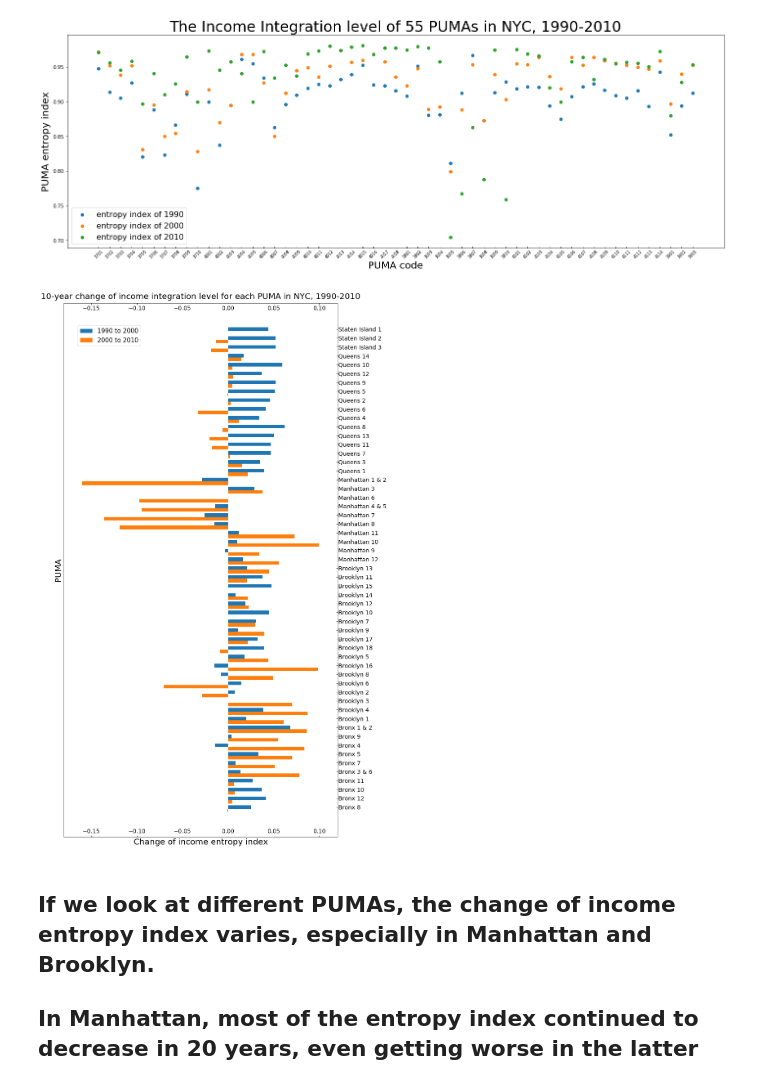
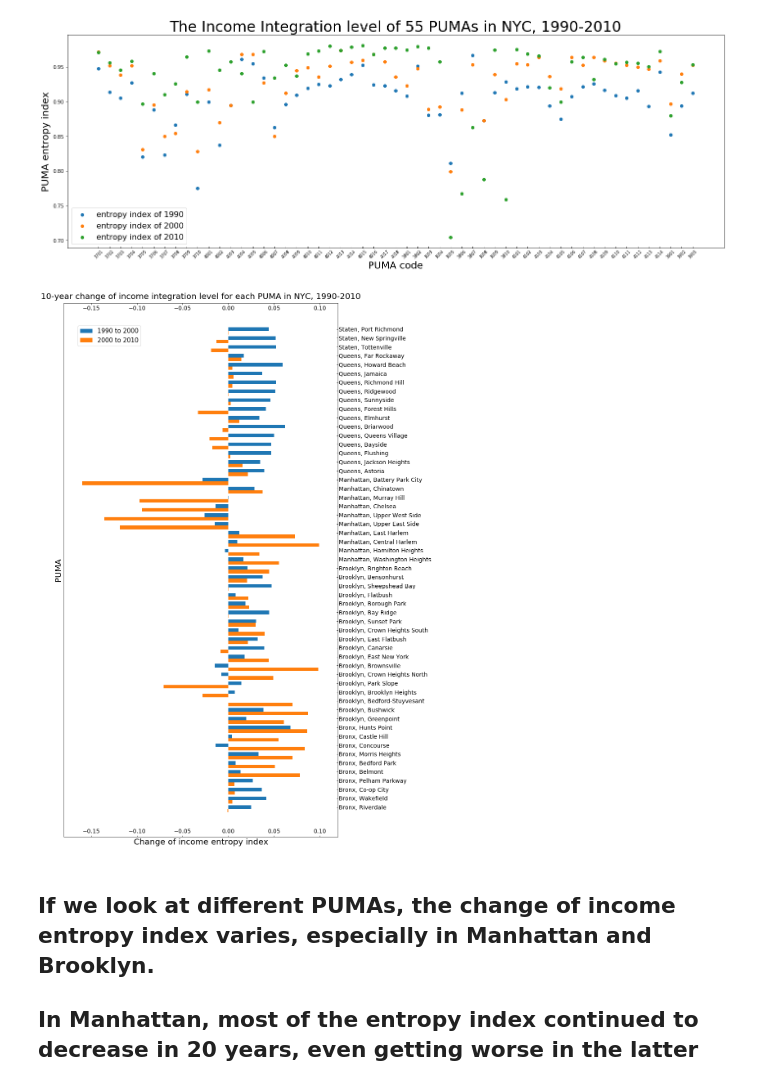
Before and after one commit to picniclin/NYC_yl5240, a Jupyter notebook: NYC_housing_and_income.ipynb, the cells around one changed output. Cells and saved outputs as stored; diff of their text form; code cells hidden in the pictures.

```diff
--- a/NYC_housing_and_income.ipynb
+++ b/NYC_housing_and_income.ipynb
@@ -1011,4 +1011,18 @@ plt.title('The Income Integration level of 55 PUMAs in NYC, 1990-2010', fontsize
 plt.show()
 # %% [output]
 [figure]
+# %%
+first_neighborhood = []
+for i in range(len(df_PUMA)):
+    a = df_PUMA.PUMA_neighborhoods[i].split(',')[0]
+    if '&' in a:
+        a = a.split('&')[0]
+    elif 'PUMA' in a:
+        a = a.split(' PUMA')[0]
+    else:
+        a = a
+    b = df_PUMA.PUMA_CommunityDistrict[i].split(' ')[0] + ', '
+    c = b + a
+    first_neighborhood.append(c)
+#first_neighborhood
 # %%
@@ -1016,30 +1030,30 @@ plt.show()
 # %%
 ## To see the change of entropy index in the PUMAs
 plt.figure(figsize = (12, 24))
 plt.barh(np.arange(len(df_puma_entropy)),
          width = df_puma_entropy.entropy_index_change_90_00,
         height = 0.4, label = '1990 to 2000')
 plt.barh(np.arange(len(df_puma_entropy)) - 0.4,
          width = df_puma_entropy.entropy_index_change_00_10,
         height = 0.4, label = '2000 to 2010')
 plt.xlim((-0.18,0.12))
 plt.tick_params(axis='x', pad= -20, labelsize=14, direction = 'in',
                 top = True, bottom = True, labeltop= True, labelbottom = True)
 
-plt.yticks(np.arange(len(df_puma_entropy)),
-          df_puma_entropy.PUMA_CommunityDistrict.str.replace(' Community District ', ' '))
+plt.yticks(np.arange(len(df_puma_entropy)), first_neighborhood)
+
 plt.tick_params(axis='y', pad=2, labelsize=14, direction = 'in',
                left = False, right = True, labelleft = False, labelright = True)
 
 plt.ylabel('PUMA',fontsize = 20)
 plt.xlabel('Change of income entropy index', fontsize = 20)
 plt.title('10-year change of income integration level for each PUMA in NYC, 1990-2010',fontsize = 20,
          verticalalignment='bottom')
 
 plt.legend(loc = (0.05, 0.92), fontsize = 15)
 plt.show()
 # %% [output]
-[figure, old version]
+[figure, new version]
 # %% [markdown]
 ## If we look at different PUMAs, the change of income entropy index varies, especially in Manhattan and Brooklyn.
 ## In Manhattan, most of the entropy index continued to decrease in 20 years, even getting worse in the latter decade.
```
Also changed, not shown: parts of 3 cells of this notebook.
